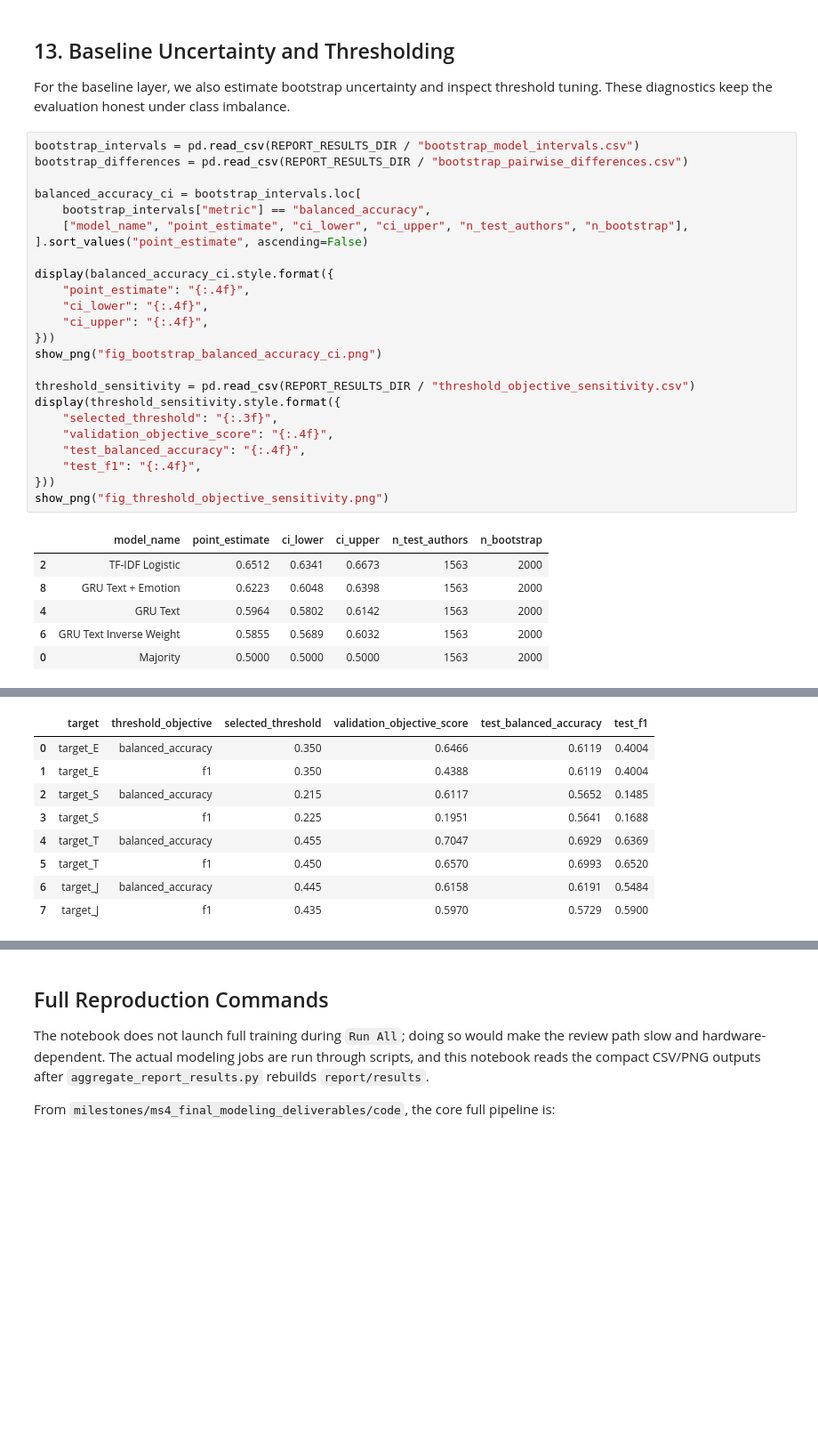
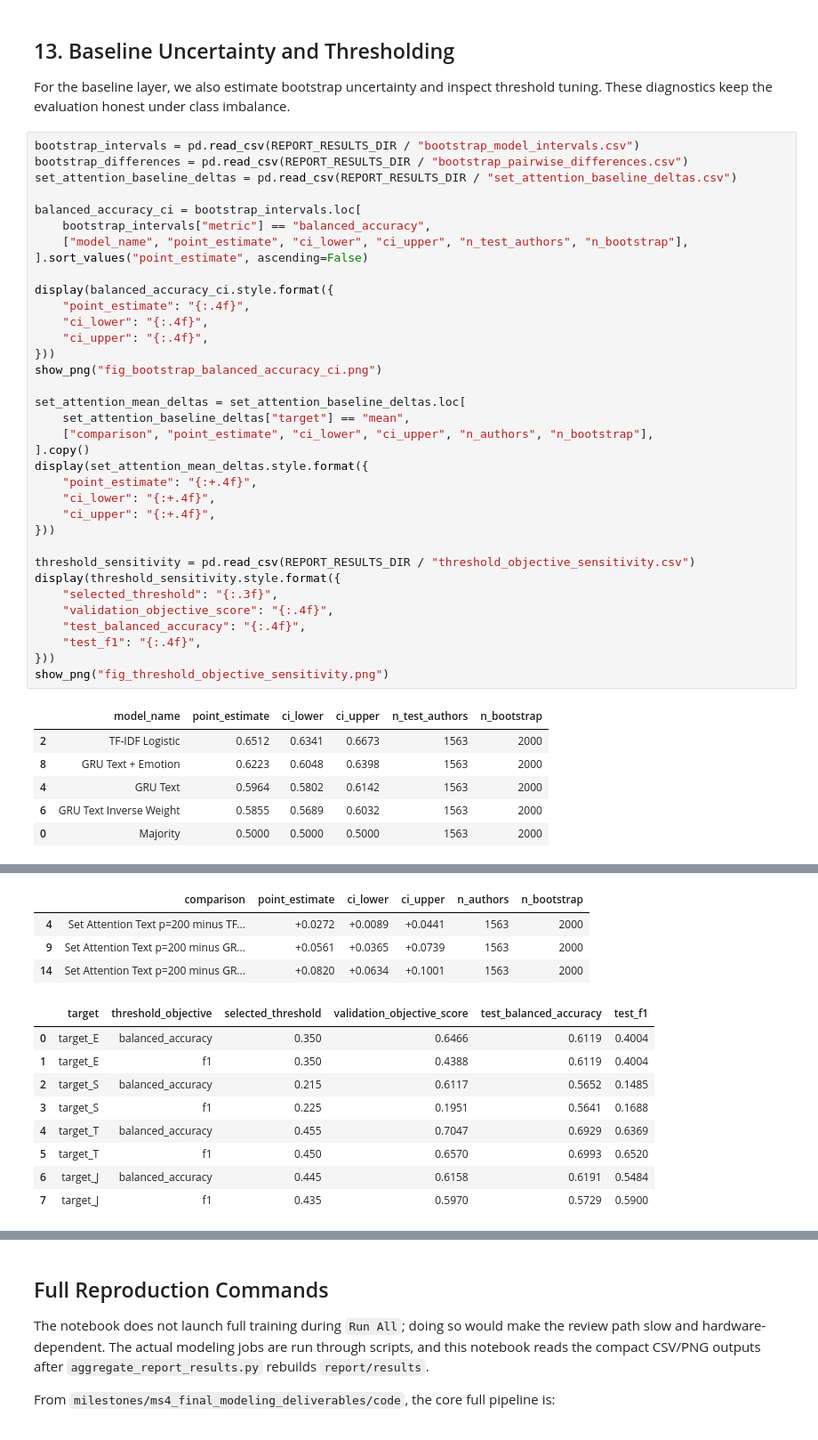
Before and after one commit to zih428/ac209b-emotion-mbti-final-project, a Jupyter notebook: milestones/ms4_final_modeling_deliverables/code/cs1090b_ms4_main_group66.ipynb, the cells around one changed output, grey strips where cells are left out. Shown at 89% size. Saved outputs shown, nothing was run; the diff lists cells and outputs as text; blank space fills up the shorter version.

Commit message:
Harden MS4 report artifacts and comparisons

```diff
--- a/milestones/ms4_final_modeling_deliverables/code/cs1090b_ms4_main_group66.ipynb
+++ b/milestones/ms4_final_modeling_deliverables/code/cs1090b_ms4_main_group66.ipynb
@@ -417,43 +398,58 @@ For the baseline layer, we also estimate bootstrap uncertainty and inspect thres
 # %%
 bootstrap_intervals = pd.read_csv(REPORT_RESULTS_DIR / "bootstrap_model_intervals.csv")
 bootstrap_differences = pd.read_csv(REPORT_RESULTS_DIR / "bootstrap_pairwise_differences.csv")
+set_attention_baseline_deltas = pd.read_csv(REPORT_RESULTS_DIR / "set_attention_baseline_deltas.csv")
 
 balanced_accuracy_ci = bootstrap_intervals.loc[
     bootstrap_intervals["metric"] == "balanced_accuracy",
     ["model_name", "point_estimate", "ci_lower", "ci_upper", "n_test_authors", "n_bootstrap"],
 ].sort_values("point_estimate", ascending=False)
 
 display(balanced_accuracy_ci.style.format({
     "point_estimate": "{:.4f}",
     "ci_lower": "{:.4f}",
     "ci_upper": "{:.4f}",
 }))
 show_png("fig_bootstrap_balanced_accuracy_ci.png")
 
+set_attention_mean_deltas = set_attention_baseline_deltas.loc[
+    set_attention_baseline_deltas["target"] == "mean",
+    ["comparison", "point_estimate", "ci_lower", "ci_upper", "n_authors", "n_bootstrap"],
+].copy()
+display(set_attention_mean_deltas.style.format({
+    "point_estimate": "{:+.4f}",
+    "ci_lower": "{:+.4f}",
+    "ci_upper": "{:+.4f}",
+}))
+
 threshold_sensitivity = pd.read_csv(REPORT_RESULTS_DIR / "threshold_objective_sensitivity.csv")
 display(threshold_sensitivity.style.format({
     "selected_threshold": "{:.3f}",
     "validation_objective_score": "{:.4f}",
     "test_balanced_accuracy": "{:.4f}",
     "test_f1": "{:.4f}",
 }))
 show_png("fig_threshold_objective_sensitivity.png")
 # %% [output]
 |  | model_name | point_estimate | ci_lower | ci_upper | n_test_authors | n_bootstrap |
 | 2 | TF-IDF Logistic | 0.6512 | 0.6341 | 0.6673 | 1563 | 2000 |
 | 8 | GRU Text + Emotion | 0.6223 | 0.6048 | 0.6398 | 1563 | 2000 |
 | 4 | GRU Text | 0.5964 | 0.5802 | 0.6142 | 1563 | 2000 |
 | 6 | GRU Text Inverse Weight | 0.5855 | 0.5689 | 0.6032 | 1563 | 2000 |
 | 0 | Majority | 0.5000 | 0.5000 | 0.5000 | 1563 | 2000 |
 [figure]
-|  | target | threshold_objective | selected_threshold | validation_objective_score | test_balanced_accuracy | test_f1 |
-| 0 | target_E | balanced_accuracy | 0.350 | 0.6466 | 0.6119 | 0.4004 |
-| 1 | target_E | f1 | 0.350 | 0.4388 | 0.6119 | 0.4004 |
-| 2 | target_S | balanced_accuracy | 0.215 | 0.6117 | 0.5652 | 0.1485 |
-| 3 | target_S | f1 | 0.225 | 0.1951 | 0.5641 | 0.1688 |
-| 4 | target_T | balanced_accuracy | 0.455 | 0.7047 | 0.6929 | 0.6369 |
-| 5 | target_T | f1 | 0.450 | 0.6570 | 0.6993 | 0.6520 |
-| 6 | target_J | balanced_accuracy | 0.445 | 0.6158 | 0.6191 | 0.5484 |
-| 7 | target_J | f1 | 0.435 | 0.5970 | 0.5729 | 0.5900 |
+|  | comparison | point_estimate | ci_lower | ci_upper | n_authors | n_bootstrap |
+| 4 | Set Attention Text p=200 minus TF... | +0.0272 | +0.0089 | +0.0441 | 1563 | 2000 |
+| 9 | Set Attention Text p=200 minus GR... | +0.0561 | +0.0365 | +0.0739 | 1563 | 2000 |
+| 14 | Set Attention Text p=200 minus GR... | +0.0820 | +0.0634 | +0.1001 | 1563 | 2000 |
+|  | target | threshold_objective | selected_threshold | validation_objective_score | test_balanced_accuracy | test_f1 |
+| 0 | target_E | balanced_accuracy | 0.350 | 0.6466 | 0.6119 | 0.4004 |
+| 1 | target_E | f1 | 0.350 | 0.4388 | 0.6119 | 0.4004 |
+| 2 | target_S | balanced_accuracy | 0.215 | 0.6117 | 0.5652 | 0.1485 |
+| 3 | target_S | f1 | 0.225 | 0.1951 | 0.5641 | 0.1688 |
+| 4 | target_T | balanced_accuracy | 0.455 | 0.7047 | 0.6929 | 0.6369 |
+| 5 | target_T | f1 | 0.450 | 0.6570 | 0.6993 | 0.6520 |
+| 6 | target_J | balanced_accuracy | 0.445 | 0.6158 | 0.6191 | 0.5484 |
+| 7 | target_J | f1 | 0.435 | 0.5970 | 0.5729 | 0.5900 |
 [figure]
 # %% [markdown]
```
Also changed, not shown: parts of 4 cells of this notebook, 14 other files.
